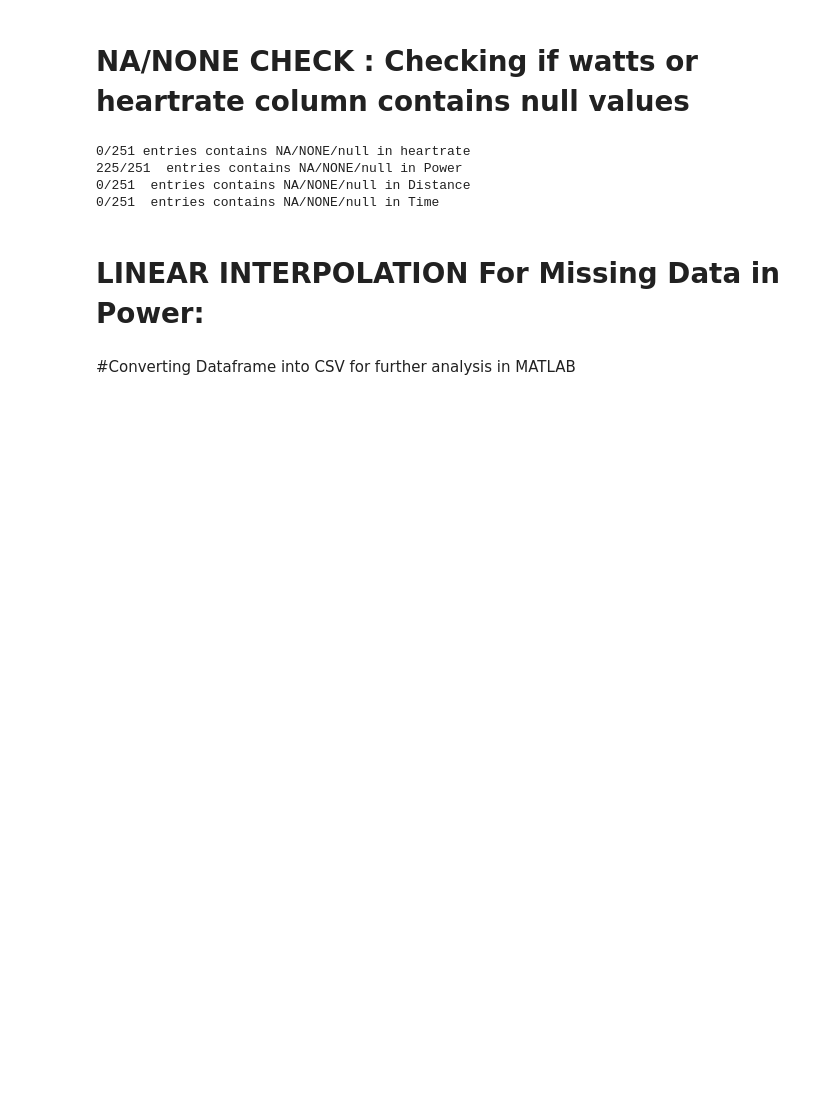
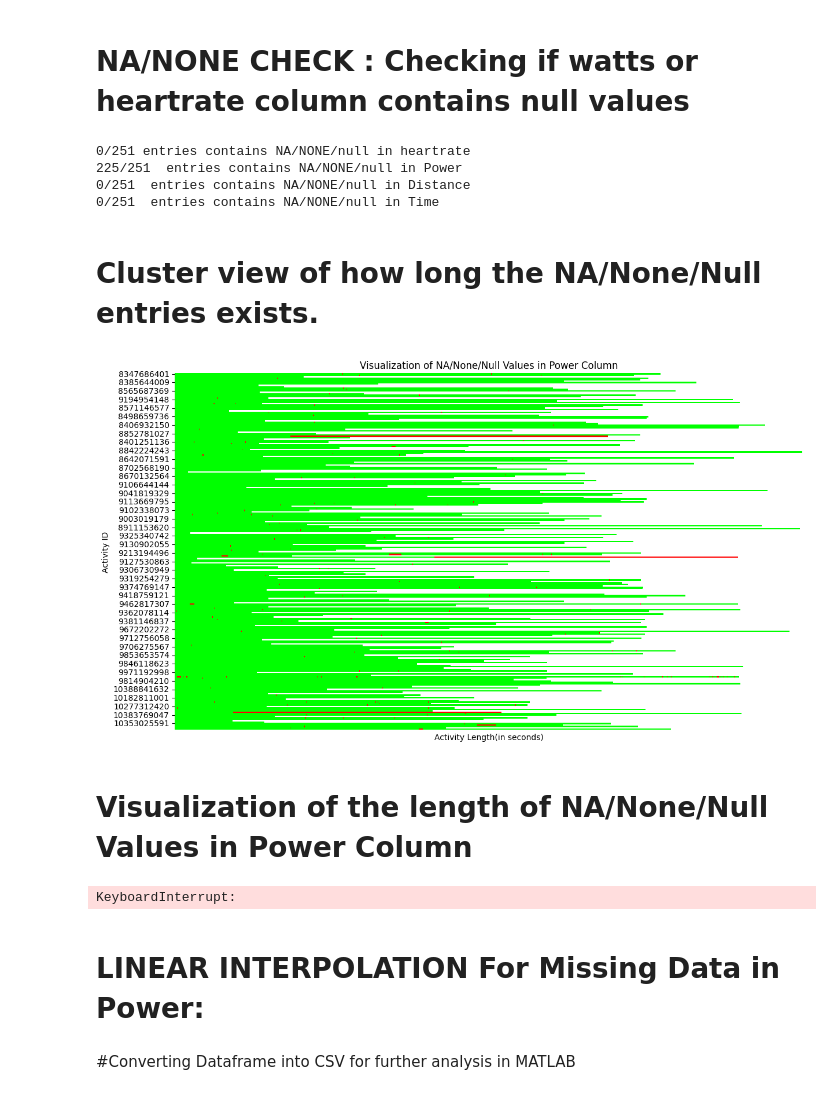
Before and after one commit to lalitpo/hr-power-analysis, a Jupyter notebook: src/services/dataPreProcessing/PreProcessing.ipynb, the cells around one changed output. Saved outputs shown, nothing was run; the diff lists cells and outputs as text; code cells hidden in the pictures; blank space fills up the shorter version.

```diff
--- a/src/services/dataPreProcessing/PreProcessing.ipynb
+++ b/src/services/dataPreProcessing/PreProcessing.ipynb
@@ -47,6 +47,64 @@ print(f"{time_contains_none}/{len(athletic_data['time'])}  entries contains NA/N
 225/251  entries contains NA/NONE/null in Power
 0/251  entries contains NA/NONE/null in Distance
 0/251  entries contains NA/NONE/null in Time
+# %% [markdown]
+# Cluster view of how long the NA/None/Null entries exists.
+# %%
+import pandas as pd
+import numpy as np
+import matplotlib.pyplot as plt
+import seaborn as sns
+
+athletic_data_with_na = pd.DataFrame(index=athletic_data['activity_id'], columns=range(len(max(athletic_data['power'], key=len))))
+
+
+for idx, powers in zip(athletic_data['activity_id'], athletic_data['power']):
+    athletic_data_with_na.loc[idx, :len(powers) - 1] = pd.Series(powers).isna().values
+
+athletic_data_with_na = athletic_data_with_na.astype(float)
+
+cmap = sns.color_palette(['#00FF00', '#FF0000'])
+
+# Create a line plot with color gradient
+plt.figure(figsize=(14, 8))
+sns.heatmap(data=athletic_data_with_na, cmap=cmap, cbar=False, xticklabels=False)
+plt.title('Visualization of NA/None/Null Values in Power Column')
+plt.xlabel('Activity Length(in seconds)')
+plt.ylabel('Activity ID')
+plt.show()
+# %% [output]
+[figure, added]
+# %% [markdown]
+# Visualization of the length of NA/None/Null Values in Power Column
+# %%
+import itertools
+
+# Calculate the duration of continuous NaN/Null values
+na_durations = []
+
+for idx in athletic_data_with_na.index:
+    powers = athletic_data_with_na.loc[idx].tolist()
+    na_durations.extend([len(list(group)) for key, group in itertools.groupby(powers, lambda x: x is None) if key])
+
+print("NA Durations:", na_durations)
+# Define time intervals (in seconds)
+time_intervals = [1 * 60, 5 * 60, 10 * 60, 15 * 60, 30 * 60, 60 * 60]  # 5 minutes, 15 minutes, 30 minutes, 1 hour
+
+# Create bar plots for each time interval
+plt.figure(figsize=(14, 8))
+na_durations = np.array(na_durations)
+
+for interval in time_intervals:
+    na_counts = (na_durations >= interval).sum()
+    plt.bar(str(interval // 60) + ' min', na_counts, label=f'{interval // 60} min')
+
+plt.title('Continuous NaN/Null Values Duration in Power Column')
+plt.xlabel('Time Interval')
+plt.ylabel('Number of Occurrences')
+plt.legend()
+plt.show()
+# %% [output]
+KeyboardInterrupt:
 # %% [markdown]
 # LINEAR INTERPOLATION For Missing Data in Power:
 # %%
```
Also changed, not shown: parts of 2 cells of this notebook, 11 other files.
